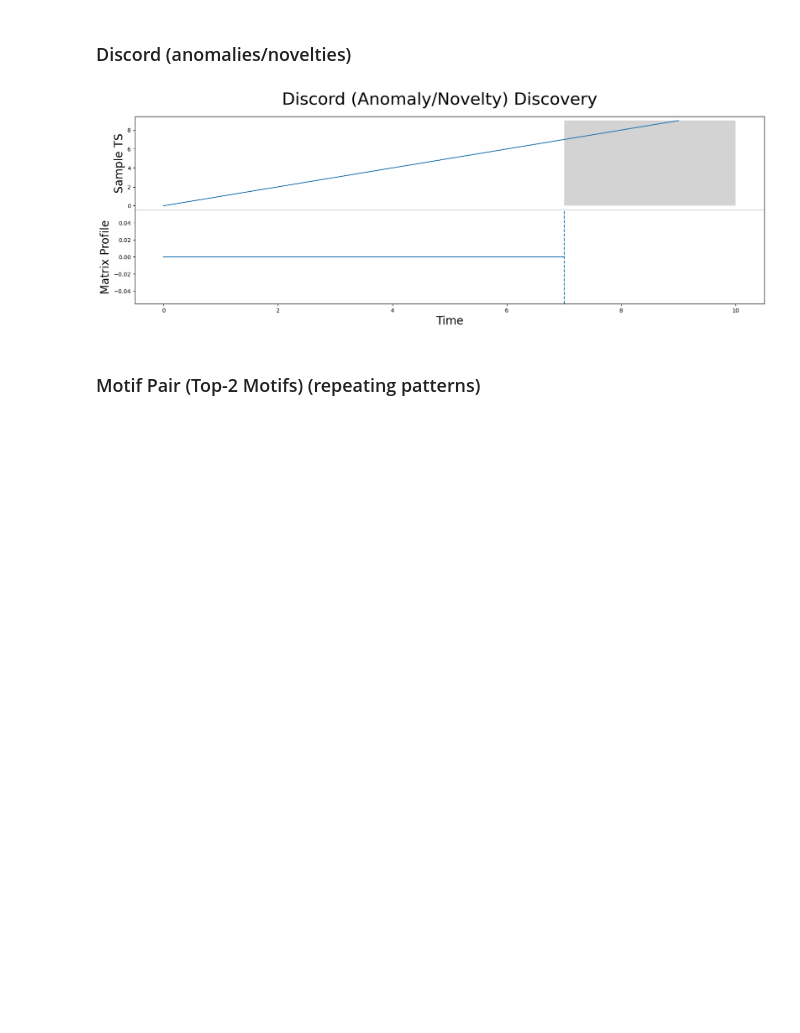
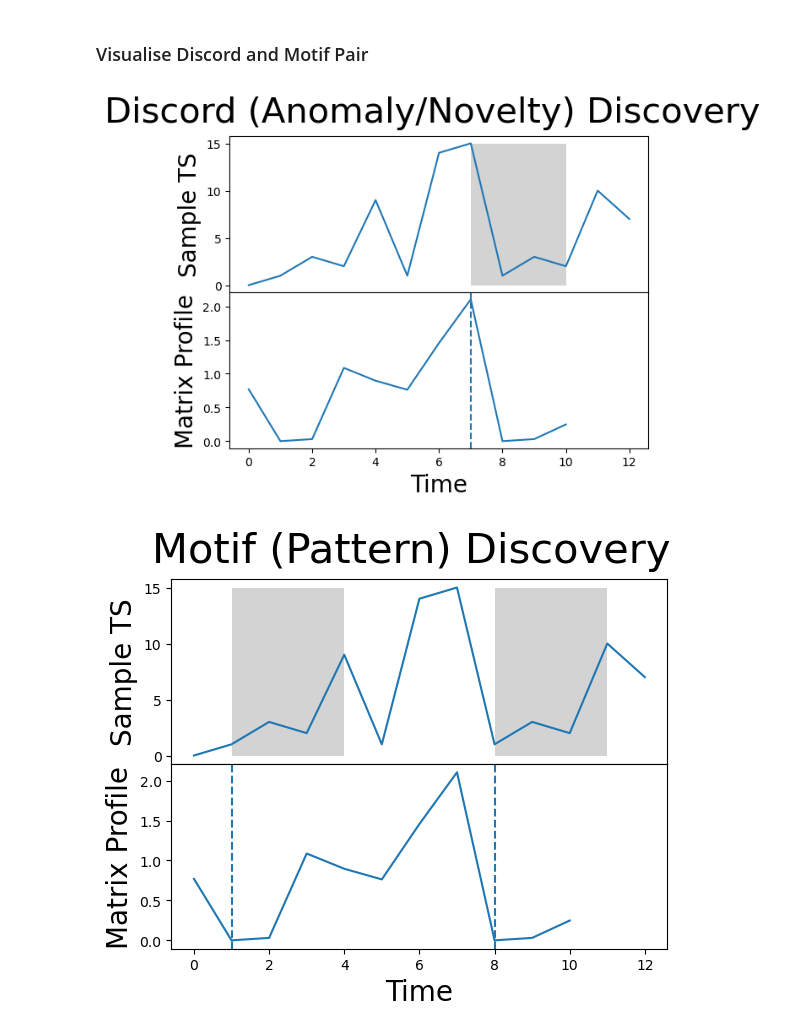
Before and after one commit to r00tk1d/experiments_master_mp_dilation, a Jupyter notebook: playground.ipynb, the cells around one changed output. Drawn from its saved outputs; the diff is of its cells as text; code cells hidden in the pictures; blank space fills up the shorter version.

```diff
--- a/playground.ipynb
+++ b/playground.ipynb
@@ -32,23 +65,49 @@ print(matrix_profile)
-# %% [markdown]
-### Discord (anomalies/novelties) ###
+# %% [markdown]
+### Visualise Discord and Motif Pair ###
 # %%
-# the global maximum from the matrix profile correspond to the discord
-discord_idx = np.argsort(matrix_profile[:, 0])[-1] # startindex of discord with length m
+mp = mp_orig
 
-## Visualize Discord ##
-fig, axs = plt.subplots(2, sharex=True, gridspec_kw={'hspace': 0})
-plt.suptitle('Discord (Anomaly/Novelty) Discovery', fontsize='30')
+def visualise_discord(mp):
+    # the global maximum from the matrix profile correspond to the discord
+    discord_idx = np.argsort(mp[:, 0])[-1] # startindex of discord with length m
 
-axs[0].plot(time_series)
-axs[0].set_ylabel('Sample TS', fontsize='20')
-rect = Rectangle((discord_idx, 0), window_size, np.amax(time_series), facecolor='lightgrey')
-axs[0].add_patch(rect)
-axs[1].set_xlabel('Time', fontsize ='20')
-axs[1].set_ylabel('Matrix Profile', fontsize='20')
-axs[1].axvline(x=discord_idx, linestyle="dashed")
-axs[1].plot(matrix_profile[:, 0])
-plt.show()
+    ## Visualize Discord ##
+    fig, axs = plt.subplots(2, sharex=True, gridspec_kw={'hspace': 0})
+    plt.suptitle('Discord (Anomaly/Novelty) Discovery', fontsize='30')
+
+    axs[0].plot(ts)
+    axs[0].set_ylabel('Sample TS', fontsize='20')
+    rect = Rectangle((discord_idx, 0), window_size, np.amax(ts), facecolor='lightgrey')
+    axs[0].add_patch(rect)
+    axs[1].set_xlabel('Time', fontsize ='20')
+    axs[1].set_ylabel('Matrix Profile', fontsize='20')
+    axs[1].axvline(x=discord_idx, linestyle="dashed")
+    axs[1].plot(mp[:, 0])
+    plt.show()
+def visualise_motif_pair(mp) -> None:
+    # the global minima from the matrix profile correspond to the locations of the two subsequences that make up the motif pair
+    motif_idx = np.argsort(mp[:, 0])[0] # startindex of motif with length m
+    motif_nearest_neighbor_idx = mp[motif_idx, 1] # startindex of motif with length m
+
+    ## Visualize Motifs ##
+    fig, axs = plt.subplots(2, sharex=True, gridspec_kw={'hspace': 0})
+    plt.suptitle('Motif (Pattern) Discovery', fontsize='30')
+
+    axs[0].plot(ts)
+    axs[0].set_ylabel('Sample TS', fontsize='20')
+    rect = Rectangle((motif_idx, 0), window_size, np.amax(ts), facecolor='lightgrey')
+    axs[0].add_patch(rect)
+    rect = Rectangle((motif_nearest_neighbor_idx, 0), window_size, np.amax(ts), facecolor='lightgrey')
+    axs[0].add_patch(rect)
+    axs[1].set_xlabel('Time', fontsize ='20')
+    axs[1].set_ylabel('Matrix Profile', fontsize='20')
+    axs[1].axvline(x=motif_idx, linestyle="dashed")
+    axs[1].axvline(x=motif_nearest_neighbor_idx, linestyle="dashed")
+    axs[1].plot(mp[:, 0])
+    plt.show()
+
+visualise_discord(mp)
+visualise_motif_pair(mp)
 # %% [output]
-[figure, old version]
+[figure, new version]
+[figure, added]
-# %% [markdown]
-### Motif Pair (Top-2 Motifs) (repeating patterns) ###
```
Also changed, not shown: parts of 3 cells of this notebook, 1 other file.
